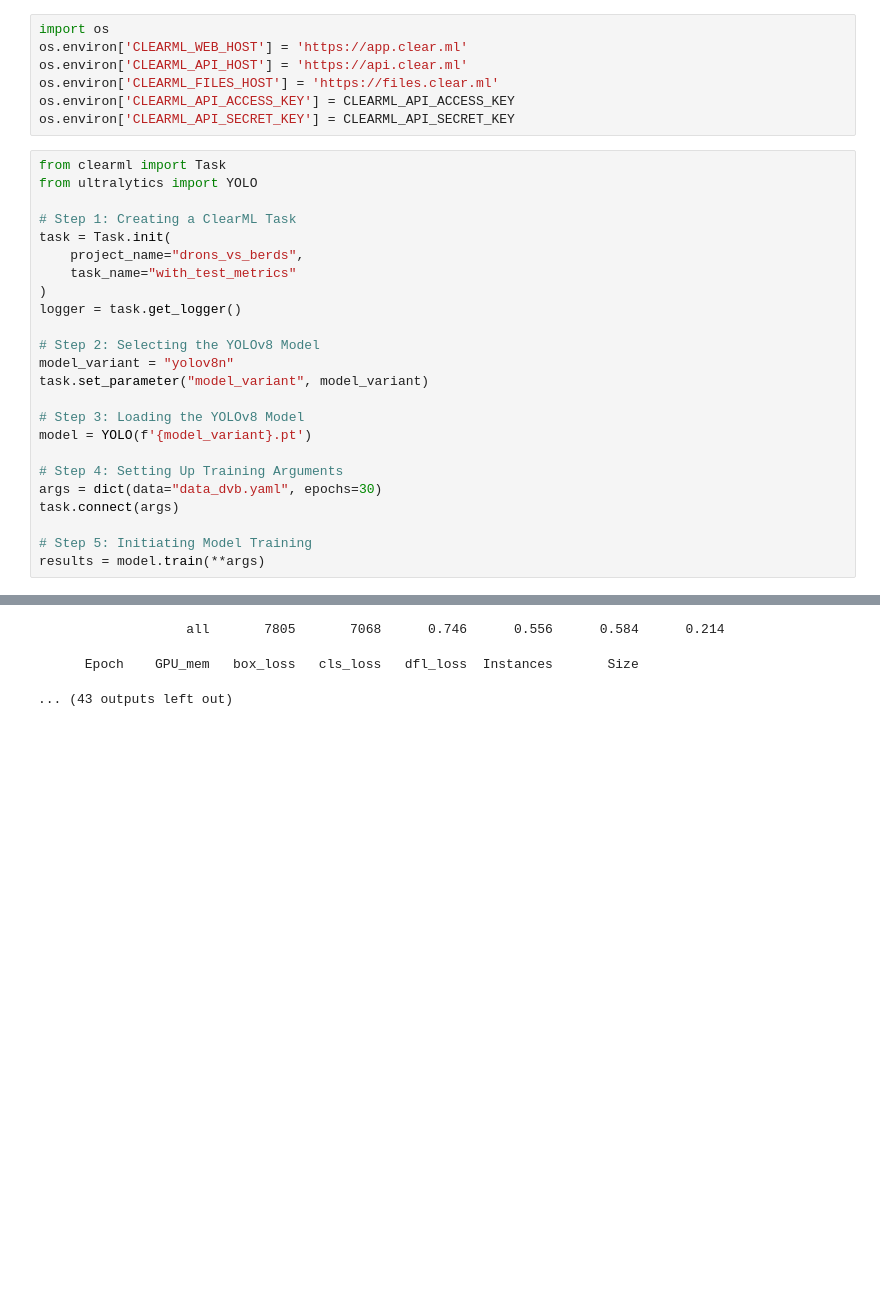
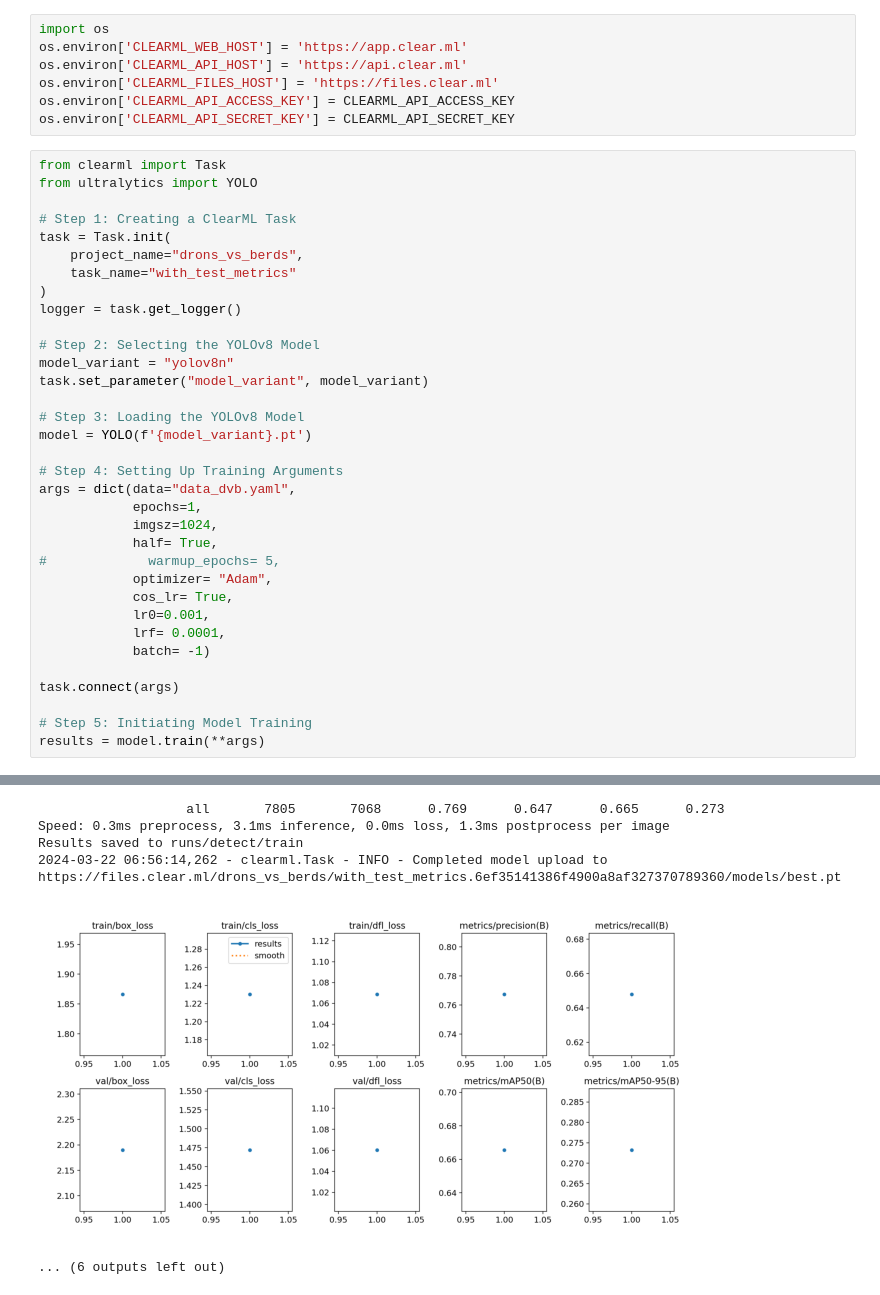
Before and after one commit to VladSmirN/drons_vs_berds, a Jupyter notebook: train/yolo/drons-vs-berds-yolo-from-kaggle.ipynb, the cells around one changed output, grey strips where cells are left out. Saved outputs shown, nothing was run; the diff lists cells and outputs as text; blank space fills up the shorter version.

Commit message:
Kaggle Notebook | drons_vs_berds_yolo_from_kaggle | 1 epoch

```diff
--- a/train/yolo/drons-vs-berds-yolo-from-kaggle.ipynb
+++ b/train/yolo/drons-vs-berds-yolo-from-kaggle.ipynb
@@ -60,7 +60,17 @@ task.set_parameter("model_variant", model_variant)
 model = YOLO(f'{model_variant}.pt')
 
 # Step 4: Setting Up Training Arguments
-args = dict(data="data_dvb.yaml", epochs=30)
+args = dict(data="data_dvb.yaml",
+            epochs=1,
+            imgsz=1024,
+            half= True,
+#             warmup_epochs= 5,
+            optimizer= "Adam",
+            cos_lr= True,
+            lr0=0.001,
+            lrf= 0.0001,
+            batch= -1)
+
 task.connect(args)
 
 # Step 5: Initiating Model Training
@@ -122,3 +139,6 @@ Starting training for 30 epochs...
-                   all       7805       7068      0.746      0.556      0.584      0.214
+                   all       7805       7068      0.769      0.647      0.665      0.273
+Speed: 0.3ms preprocess, 3.1ms inference, 0.0ms loss, 1.3ms postprocess per image
+Results saved to runs/detect/train
+2024-03-22 06:56:14,262 - clearml.Task - INFO - Completed model upload to https://files.clear.ml/drons_vs_berds/with_test_metrics.6ef35141386f4900a8af327370789360/models/best.pt
+[figure, added]
-      Epoch    GPU_mem   box_loss   cls_loss   dfl_loss  Instances       Size
+... (6 outputs left out)
-... (43 outputs left out)
```
Also changed, not shown: parts of 4 cells of this notebook.
